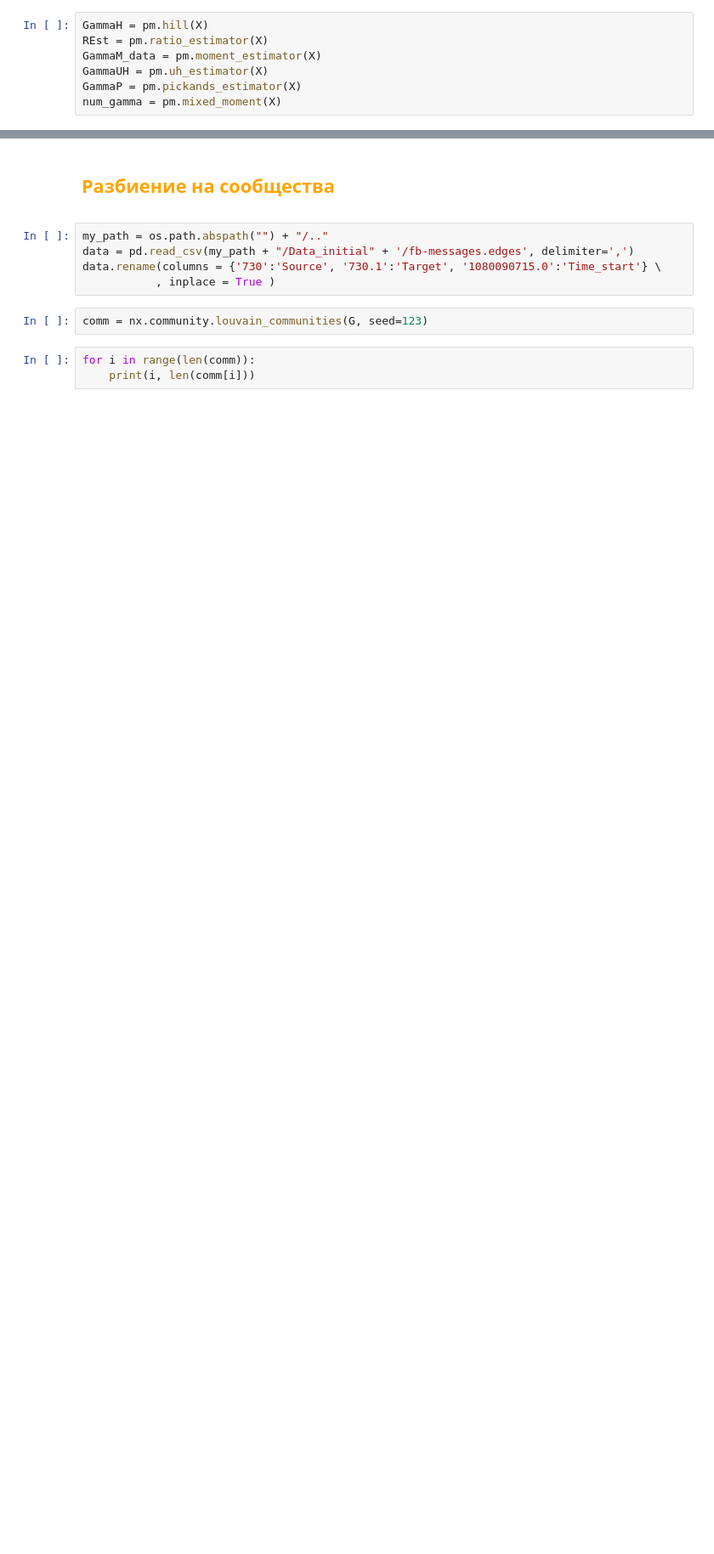
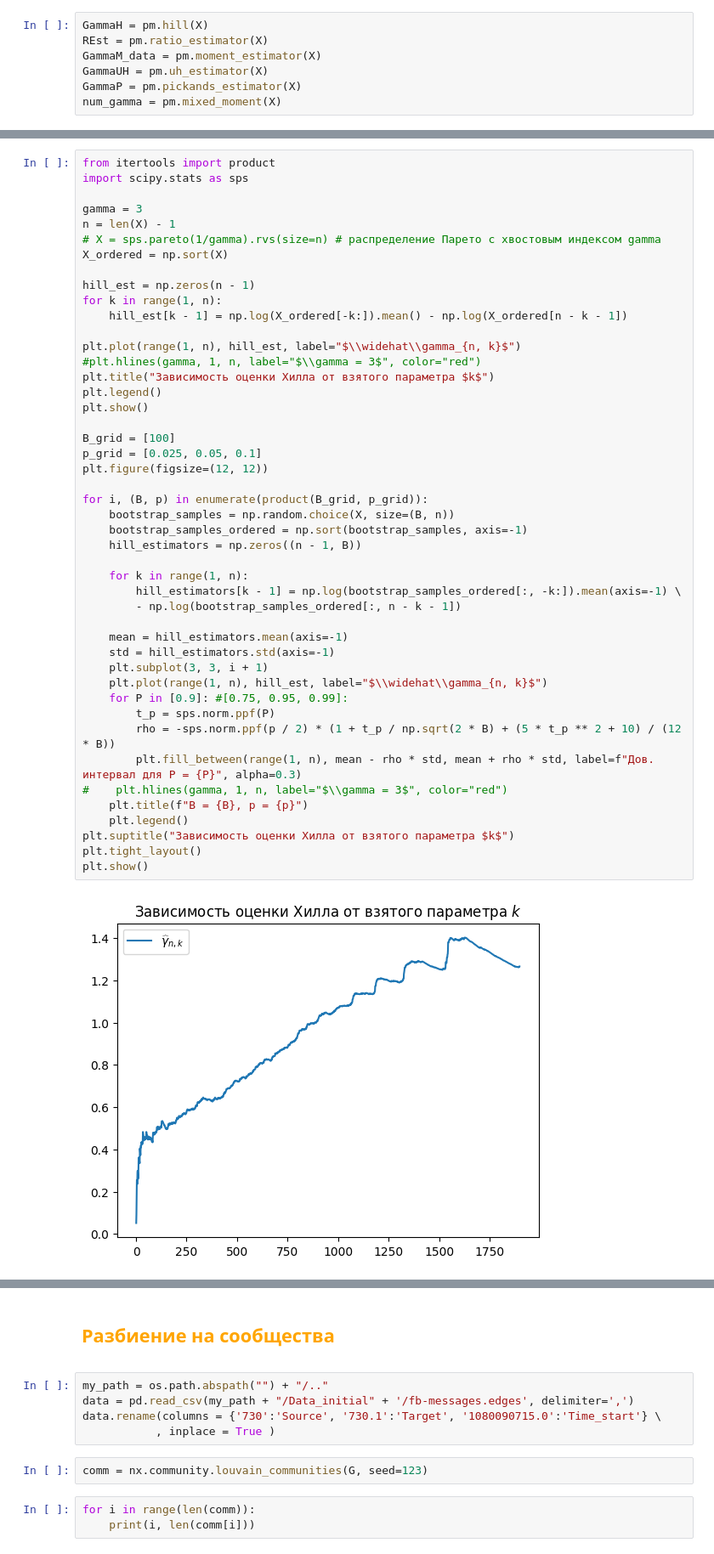
Before and after one commit to Mikhaelyes/Diploma, a Jupyter notebook: Programs/Real_graph.ipynb, the cells around one changed output, grey strips where cells are left out. Shown: that part at 85% size. Drawn from its saved outputs; the diff is of its cells as text; blank space fills up the shorter version.

```diff
--- a/Programs/Real_graph.ipynb
+++ b/Programs/Real_graph.ipynb
@@ -255,0 +240,48 @@ plot_est_bs(val_mean, val_dn, val_up, label='Data')
+# %%
+from itertools import product
+import scipy.stats as sps
+
+gamma = 3
+n = len(X) - 1
+# X = sps.pareto(1/gamma).rvs(size=n) # распределение Парето с хвостовым индексом gamma
+X_ordered = np.sort(X)
+
+hill_est = np.zeros(n - 1)
+for k in range(1, n):
+    hill_est[k - 1] = np.log(X_ordered[-k:]).mean() - np.log(X_ordered[n - k - 1])
+
+plt.plot(range(1, n), hill_est, label="$\\widehat\\gamma_{n, k}$")
+#plt.hlines(gamma, 1, n, label="$\\gamma = 3$", color="red")
+plt.title("Зависимость оценки Хилла от взятого параметра $k$")
+plt.legend()
+plt.show()
+
+B_grid = [100]
+p_grid = [0.025, 0.05, 0.1]
+plt.figure(figsize=(12, 12))
+
+for i, (B, p) in enumerate(product(B_grid, p_grid)):
+    bootstrap_samples = np.random.choice(X, size=(B, n))
+    bootstrap_samples_ordered = np.sort(bootstrap_samples, axis=-1)
+    hill_estimators = np.zeros((n - 1, B))
+
+    for k in range(1, n):
+        hill_estimators[k - 1] = np.log(bootstrap_samples_ordered[:, -k:]).mean(axis=-1) \
+        - np.log(bootstrap_samples_ordered[:, n - k - 1])
+
+    mean = hill_estimators.mean(axis=-1)
+    std = hill_estimators.std(axis=-1)
+    plt.subplot(3, 3, i + 1)
+    plt.plot(range(1, n), hill_est, label="$\\widehat\\gamma_{n, k}$")
+    for P in [0.9]: #[0.75, 0.95, 0.99]:
+        t_p = sps.norm.ppf(P)
+        rho = -sps.norm.ppf(p / 2) * (1 + t_p / np.sqrt(2 * B) + (5 * t_p ** 2 + 10) / (12 * B))
+        plt.fill_between(range(1, n), mean - rho * std, mean + rho * std, label=f"Дов. интервал для P = {P}", alpha=0.3)
+#    plt.hlines(gamma, 1, n, label="$\\gamma = 3$", color="red")
+    plt.title(f"B = {B}, p = {p}")
+    plt.legend()
+plt.suptitle("Зависимость оценки Хилла от взятого параметра $k$")
+plt.tight_layout()
+plt.show()
+# %% [output]
+[figure, added]
```
Also changed, not shown: parts of 10 cells of this notebook.
